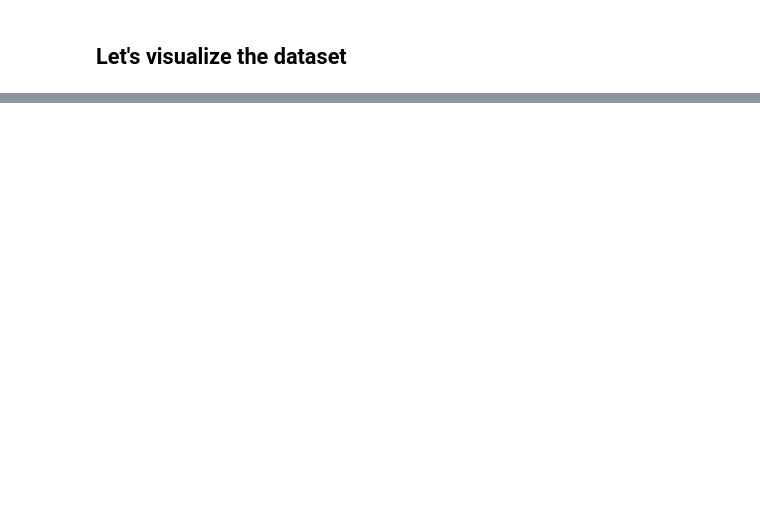
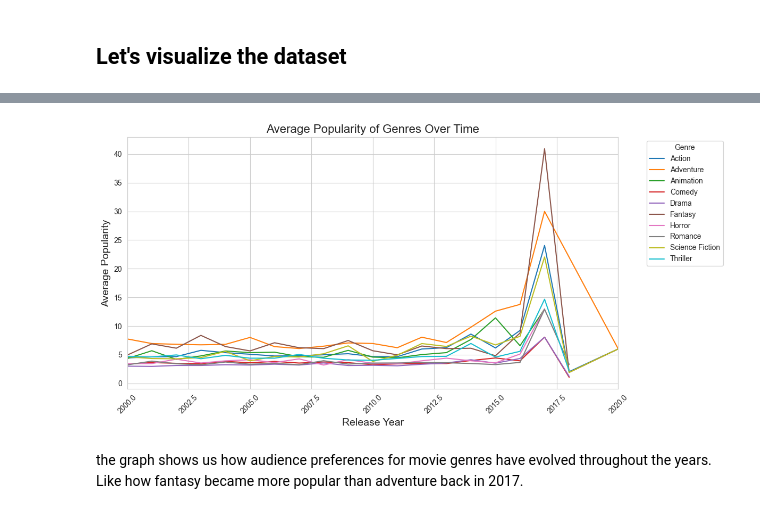
Before and after one commit to Mamdouh66/Sameer, a Jupyter notebook: notebooks/ExploratryDataAnalysis.ipynb, the cells around one changed output, grey strips where cells are left out. Cells and saved outputs as stored; diff of their text form; code cells hidden in the pictures; blank space fills up the shorter version.

```diff
--- a/notebooks/ExploratryDataAnalysis.ipynb
+++ b/notebooks/ExploratryDataAnalysis.ipynb
@@ -99,0 +218,20 @@ df.head()
+# %%
+import json
+
+
+def extract_genres(genres_str):
+    try:
+        genres_list = json.loads(genres_str.replace("'", '"'))
+        genres = [genre["name"] for genre in genres_list]
+        return genres
+    except:
+        return []
+
+
+df["genres_list"] = df["genres"].apply(extract_genres)
+
+df_exploded_genres = df.explode("genres_list")
+
+genre_popularity = (
+    df_exploded_genres.groupby("genres_list")["popularity"].mean().reset_index()
+)
@@ -99,0 +304,25 @@ df.head()
+# %%
+genre_yearly_popularity_pivot = genre_yearly_popularity.pivot(
+    index="release_year", columns="genres_list", values="popularity"
+)
+
+plt.figure(figsize=(12, 6))
+sns.lineplot(
+    data=genre_yearly_popularity_pivot, dashes=False, legend="full", palette="tab10"
+)
+
+plt.title("Average Popularity of Genres Over Time", fontsize=16)
+plt.xlabel("Release Year", fontsize=14)
+plt.ylabel("Average Popularity", fontsize=14)
+plt.legend(title="Genre", bbox_to_anchor=(1.05, 1), loc="upper left")
+plt.xticks(rotation=45)
+plt.xlim(
+    genre_yearly_popularity_pivot.index.min(), genre_yearly_popularity_pivot.index.max()
+)
+plt.tight_layout()
+
+plt.show()
+# %% [output]
+[figure, added]
+# %% [markdown]
+the graph shows us how audience preferences for movie genres have evolved throughout the years. Like how fantasy became more popular than adventure back in 2017.
```
Also changed, not shown: parts of 19 cells of this notebook.
